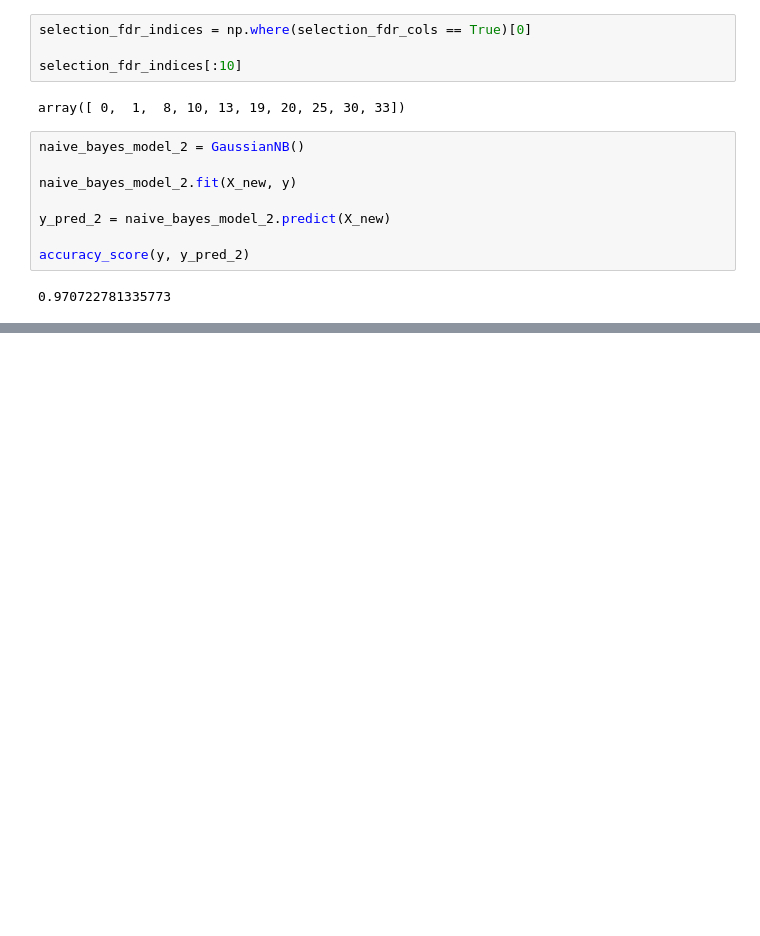
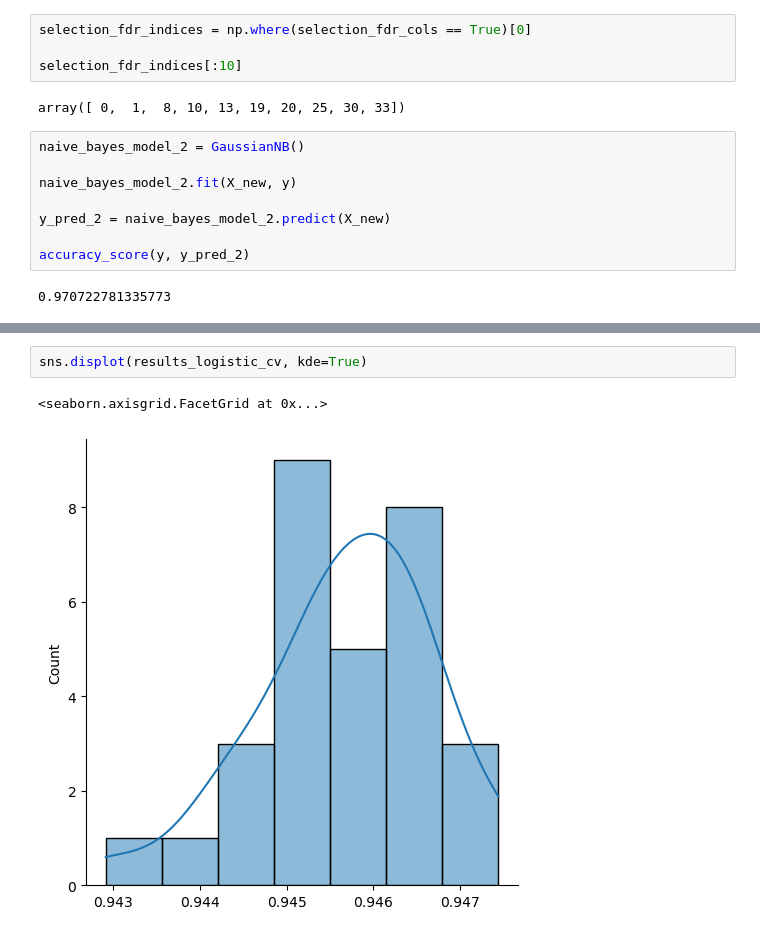
Before and after one commit to Dionmax/BurningMyBrain, a Jupyter notebook: EstatisticaDataScience/IntervalsAndHypothesis.ipynb, the cells around one changed output, grey strips where cells are left out. Drawn from its saved outputs; the diff is of its cells as text; blank space fills up the shorter version.

```diff
--- a/EstatisticaDataScience/IntervalsAndHypothesis.ipynb
+++ b/EstatisticaDataScience/IntervalsAndHypothesis.ipynb
@@ -654,0 +922,5 @@ accuracy_score(y, y_pred_2)
+# %%
+sns.displot(results_logistic_cv, kde=True)
+# %% [output]
+<seaborn.axisgrid.FacetGrid at 0x...>
+[figure, added]
```
Also changed, not shown: parts of 46 cells of this notebook.
